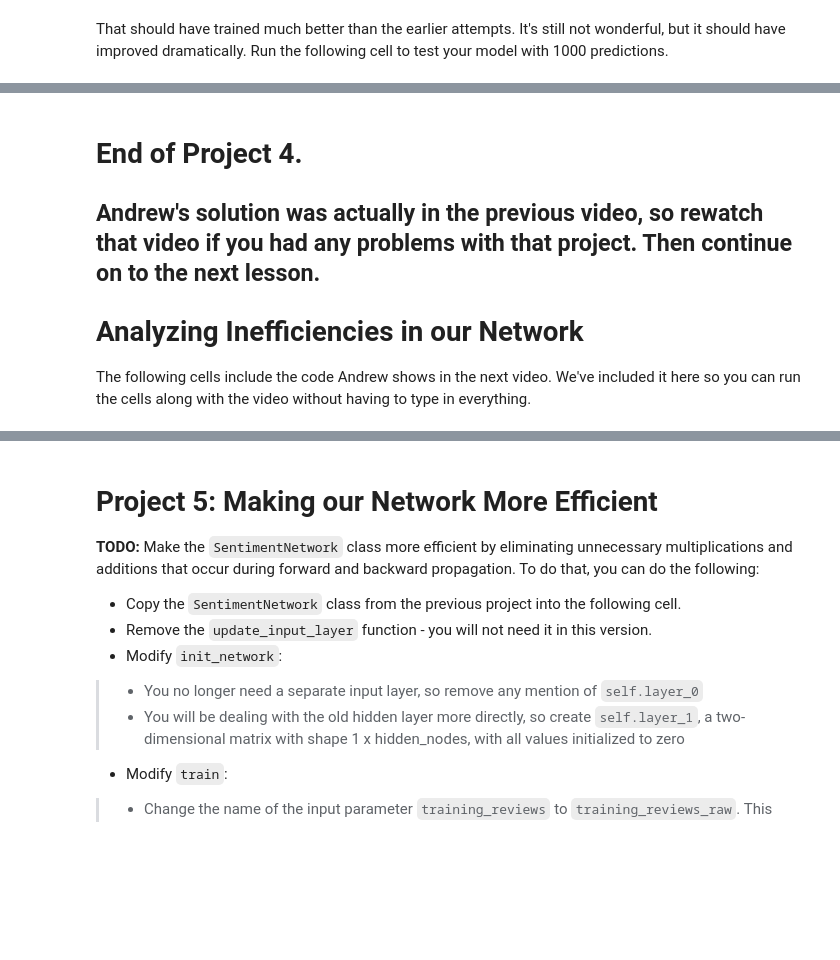
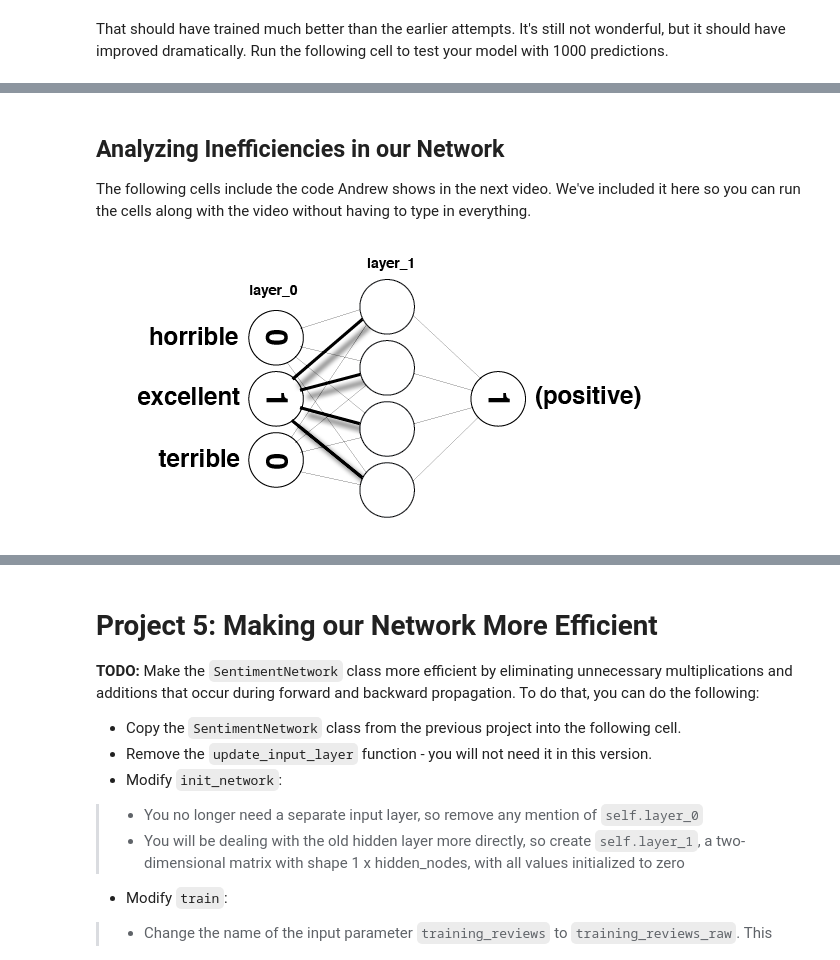
Before and after one commit to rbuerki/projects-dl, a Jupyter notebook: sentiment_analysis_from_scratch/sentiment_classification_movie-reviews.ipynb, the cells around one changed output, grey strips where cells are left out. Drawn from its saved outputs; the diff is of its cells as text; code cells hidden in the pictures; blank space fills up the shorter version.

Commit message:
finish project 4

```diff
--- a/sentiment_analysis_from_scratch/sentiment_classification_movie-reviews.ipynb
+++ b/sentiment_analysis_from_scratch/sentiment_classification_movie-reviews.ipynb
@@ -666,10 +896,11 @@ mlp.test(reviews[-1000:],labels[-1000:])
 # %% [markdown]
-# End of Project 4.
-## Andrew's solution was actually in the previous video, so rewatch that video if you had any problems with that project. Then continue on to the next lesson.
-# Analyzing Inefficiencies in our Network<a id='lesson_5'></a>
+## Analyzing Inefficiencies in our Network
+
 The following cells include the code Andrew shows in the next video. We've included it here so you can run the cells along with the video without having to type in everything.
 # %%
-Image(filename='sentiment_network_sparse.png')
+Image(filename='pics/sentiment_network_sparse.png')
+# %% [output]
+[figure, added]
 # %%
 layer_0 = np.zeros(10)
 # %%
```
Also changed, not shown: parts of 21 cells of this notebook.
